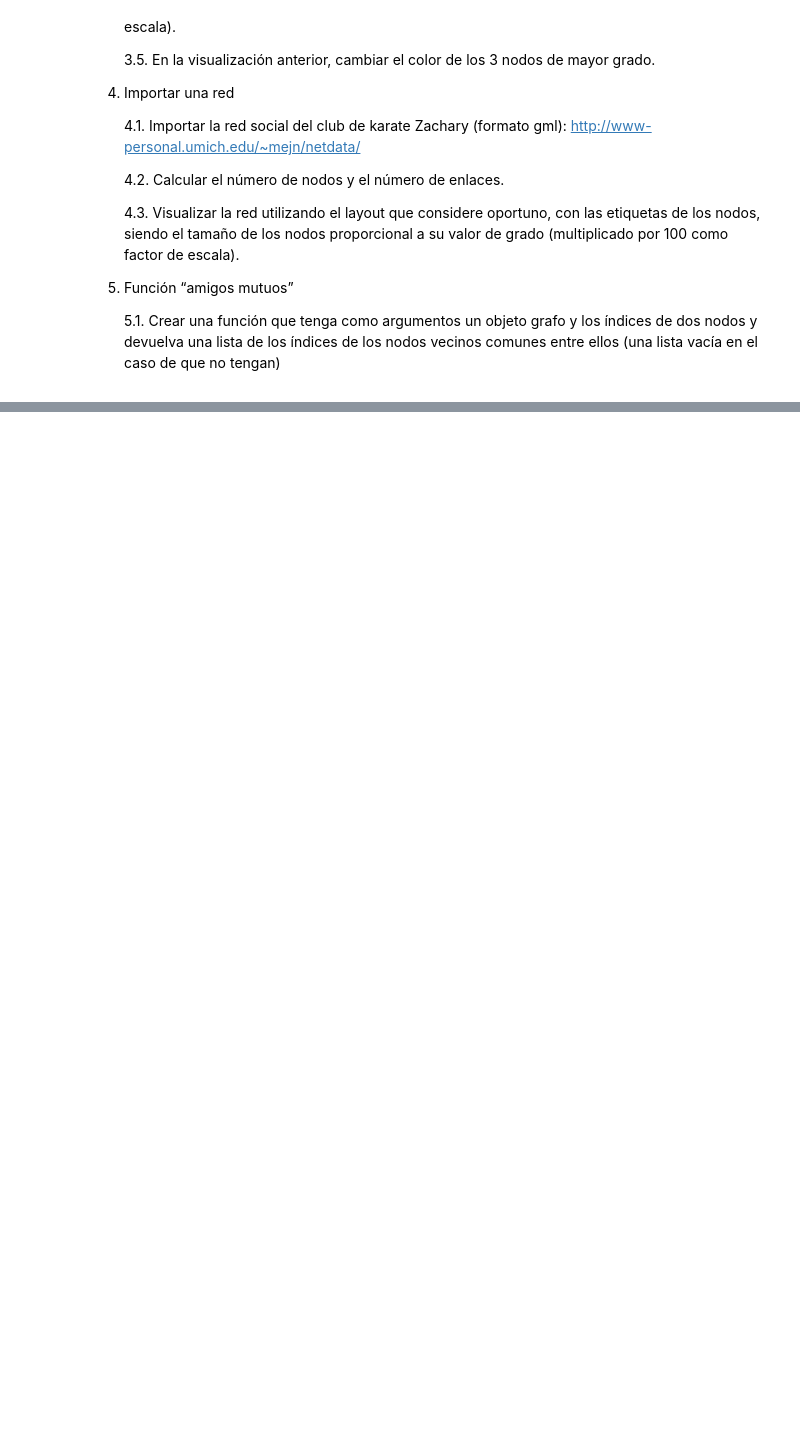
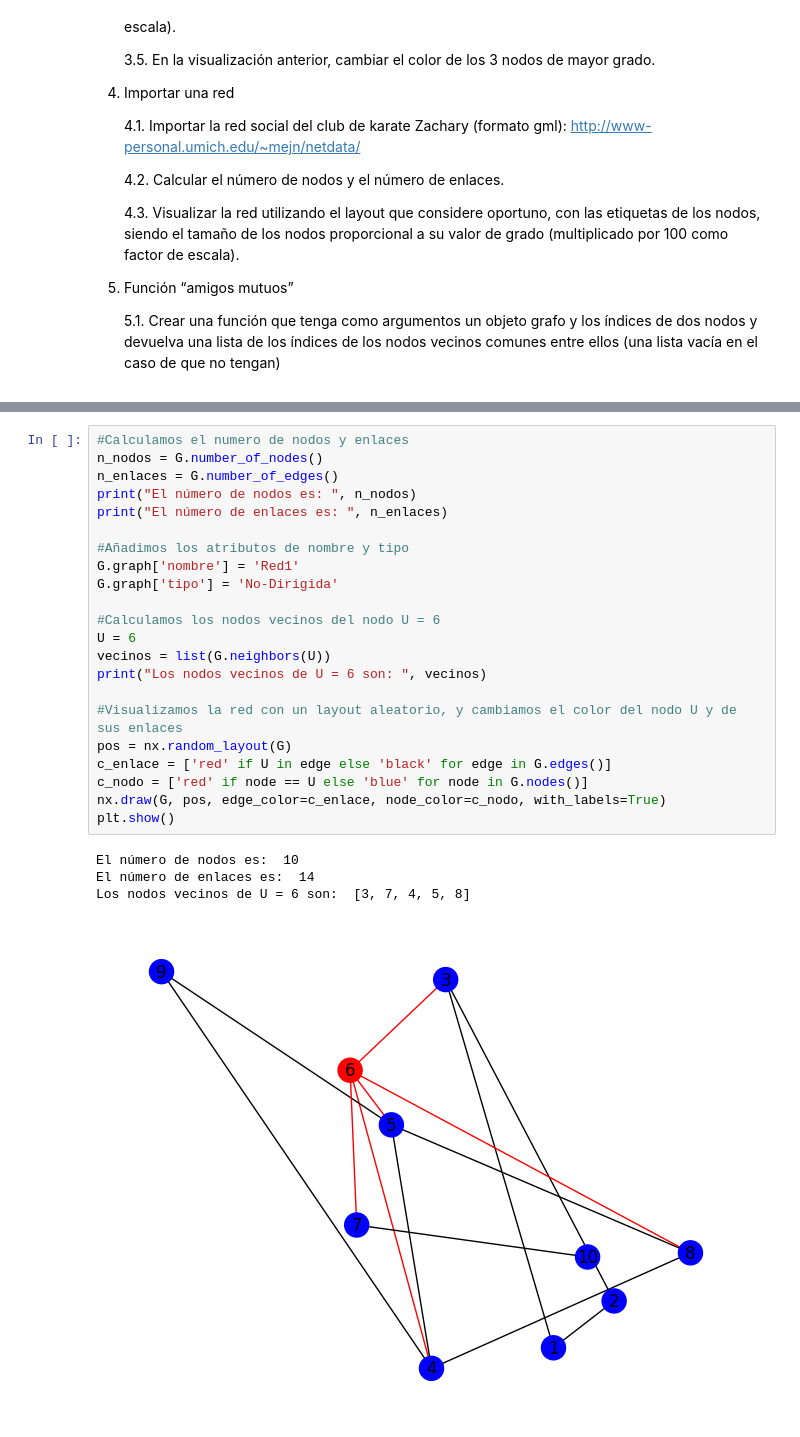
Before and after one commit to CristianFernandezM/NuevasTecnologias, a Jupyter notebook: Practica2_CristianFernandez_AliciaGarcia.ipynb, the cells around one changed output, grey strips where cells are left out. Cells and saved outputs as stored; diff of their text form; blank space fills up the shorter version.

```diff
--- a/Practica2_CristianFernandez_AliciaGarcia.ipynb
+++ b/Practica2_CristianFernandez_AliciaGarcia.ipynb
@@ -51,0 +95,27 @@ Deberá entregar un **notebook de Jupyter** con el título, nombre del autor y e
+# %%
+#Calculamos el numero de nodos y enlaces
+n_nodos = G.number_of_nodes()
+n_enlaces = G.number_of_edges()
+print("El número de nodos es: ", n_nodos)
+print("El número de enlaces es: ", n_enlaces)
+
+#Añadimos los atributos de nombre y tipo
+G.graph['nombre'] = 'Red1'
+G.graph['tipo'] = 'No-Dirigida'
+
+#Calculamos los nodos vecinos del nodo U = 6
+U = 6
+vecinos = list(G.neighbors(U))
+print("Los nodos vecinos de U = 6 son: ", vecinos)
+
+#Visualizamos la red con un layout aleatorio, y cambiamos el color del nodo U y de sus enlaces
+pos = nx.random_layout(G)
+c_enlace = ['red' if U in edge else 'black' for edge in G.edges()]
+c_nodo = ['red' if node == U else 'blue' for node in G.nodes()]
+nx.draw(G, pos, edge_color=c_enlace, node_color=c_nodo, with_labels=True)
+plt.show()
+# %% [output]
+El número de nodos es:  10
+El número de enlaces es:  14
+Los nodos vecinos de U = 6 son:  [3, 7, 4, 5, 8]
+[figure, added]
```
Also changed, not shown: parts of 4 cells of this notebook, 1 other file.
